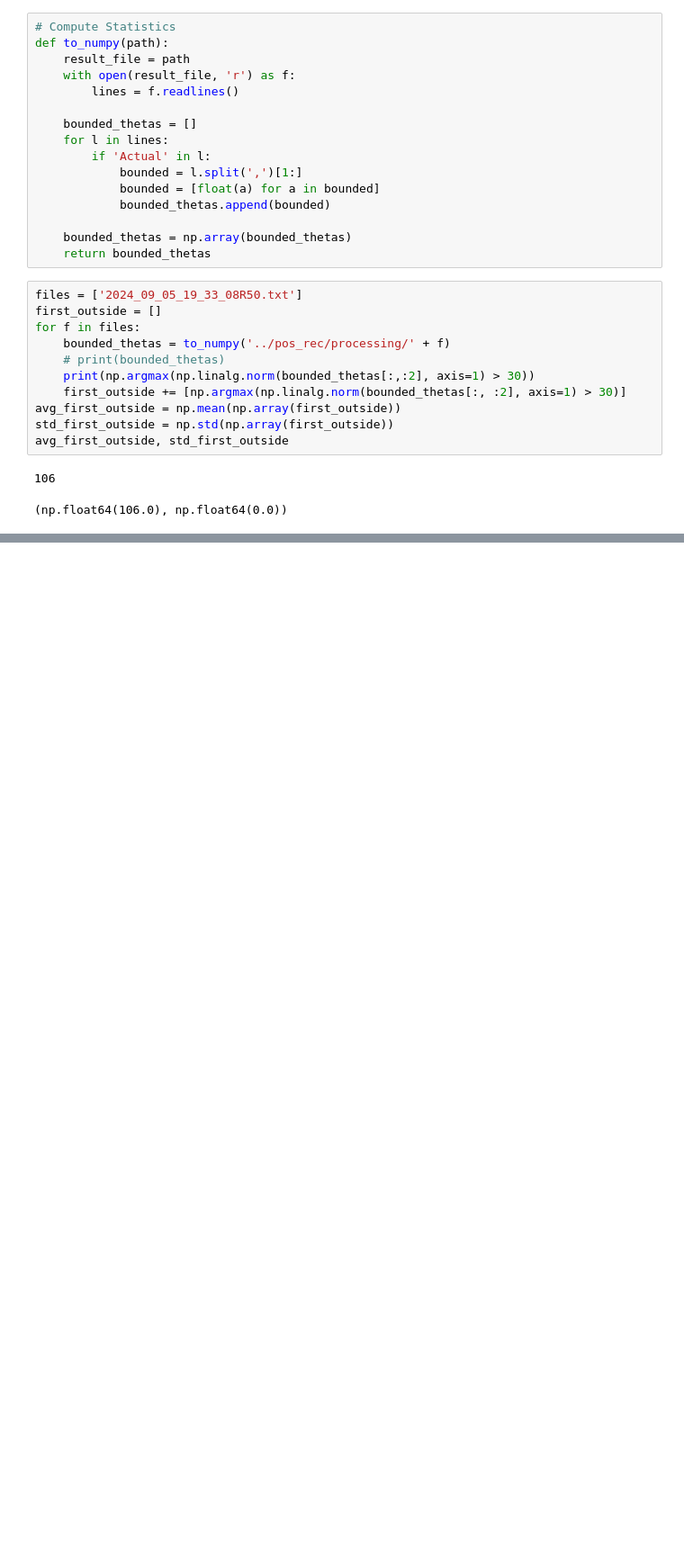
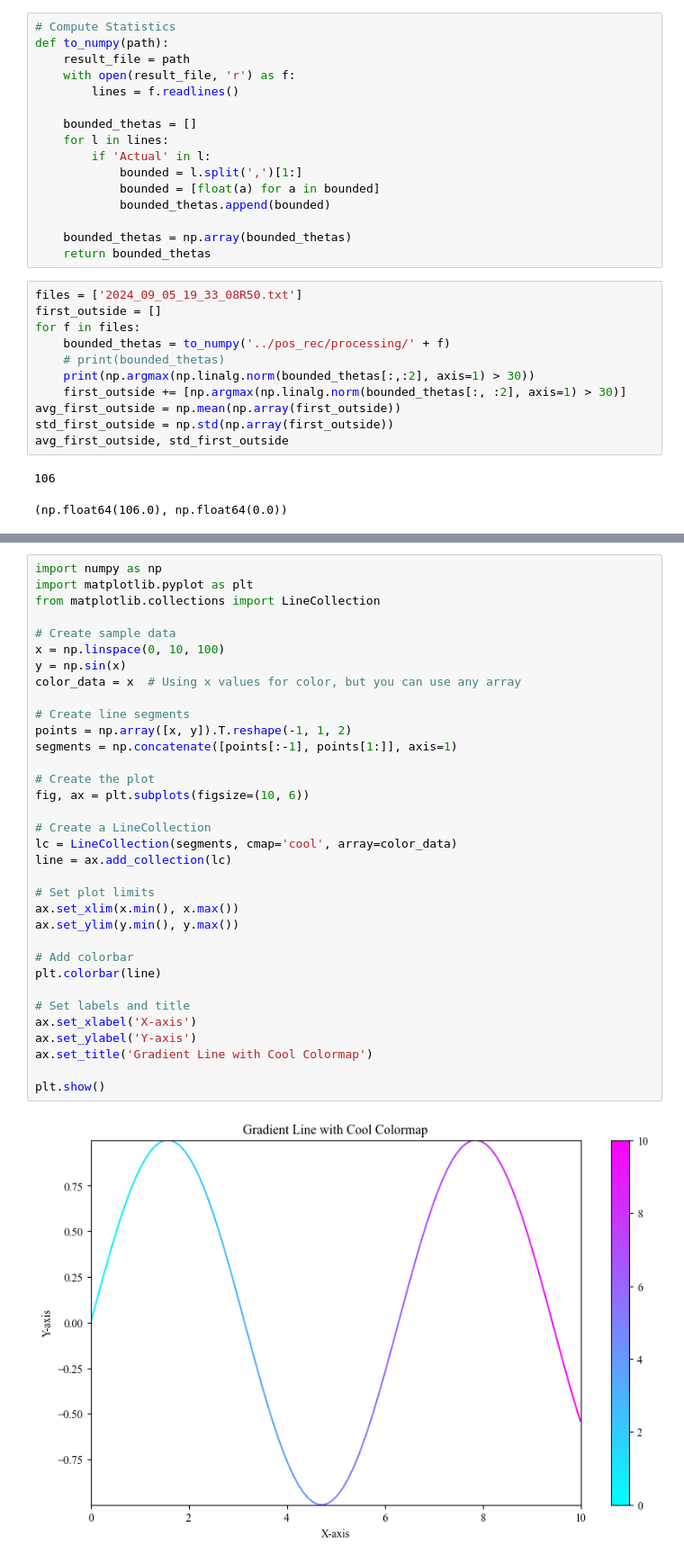
Before and after one commit to ansue1234/RobLimbFK, a Jupyter notebook: ros_ws/src/notebooks/viz_result.ipynb, the cells around one changed output, grey strips where cells are left out. Shown at 90% size. Saved outputs shown, nothing was run; the diff lists cells and outputs as text; blank space fills up the shorter version.

```diff
--- a/ros_ws/src/notebooks/viz_result.ipynb
+++ b/ros_ws/src/notebooks/viz_result.ipynb
@@ -238,0 +399,36 @@ Text(0, 0.5, 'Time to Reach Unsafe Region (s)')
+# %%
+import numpy as np
+import matplotlib.pyplot as plt
+from matplotlib.collections import LineCollection
+
+# Create sample data
+x = np.linspace(0, 10, 100)
+y = np.sin(x)
+color_data = x  # Using x values for color, but you can use any array
+
+# Create line segments
+points = np.array([x, y]).T.reshape(-1, 1, 2)
+segments = np.concatenate([points[:-1], points[1:]], axis=1)
+
+# Create the plot
+fig, ax = plt.subplots(figsize=(10, 6))
+
+# Create a LineCollection
+lc = LineCollection(segments, cmap='cool', array=color_data)
+line = ax.add_collection(lc)
+
+# Set plot limits
+ax.set_xlim(x.min(), x.max())
+ax.set_ylim(y.min(), y.max())
+
+# Add colorbar
+plt.colorbar(line)
+
+# Set labels and title
+ax.set_xlabel('X-axis')
+ax.set_ylabel('Y-axis')
+ax.set_title('Gradient Line with Cool Colormap')
+
+plt.show()
+# %% [output]
+[figure, added]
```
Also changed, not shown: parts of 10 cells of this notebook, 53 other files.
